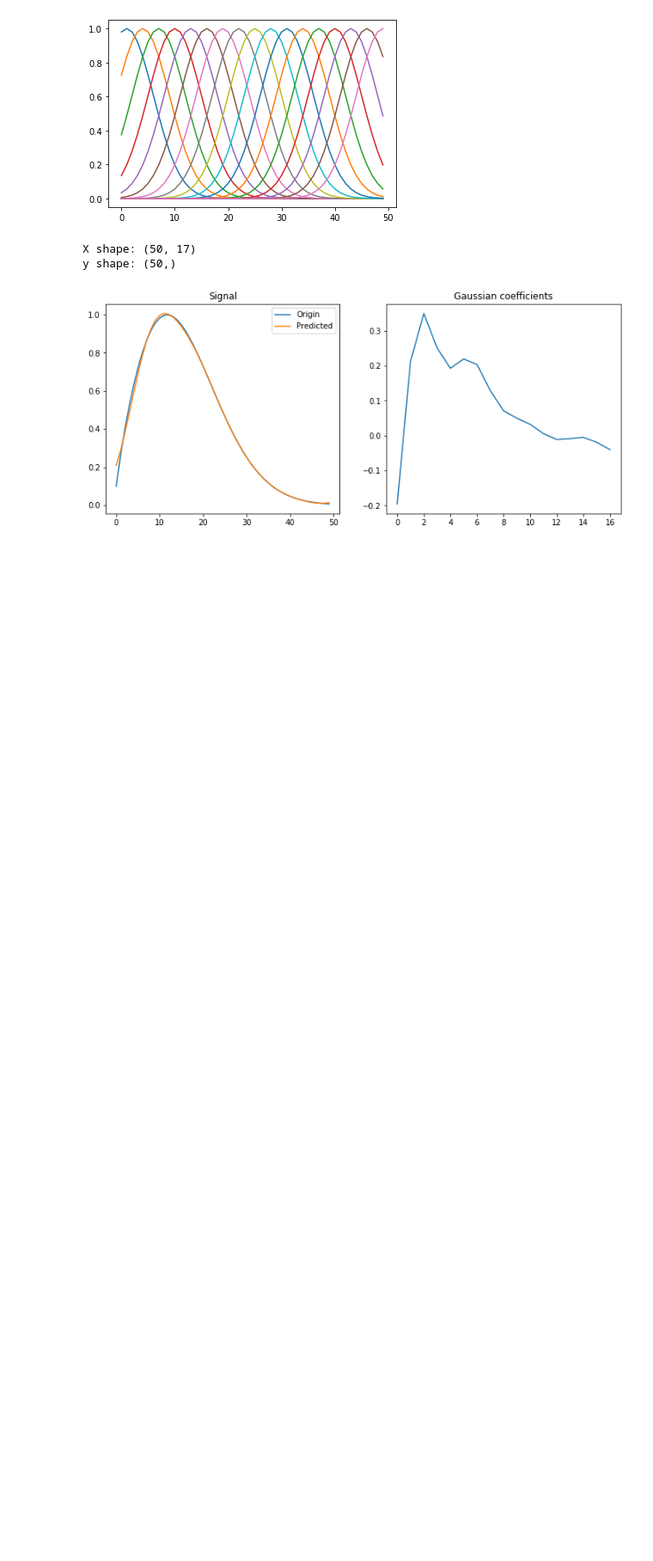
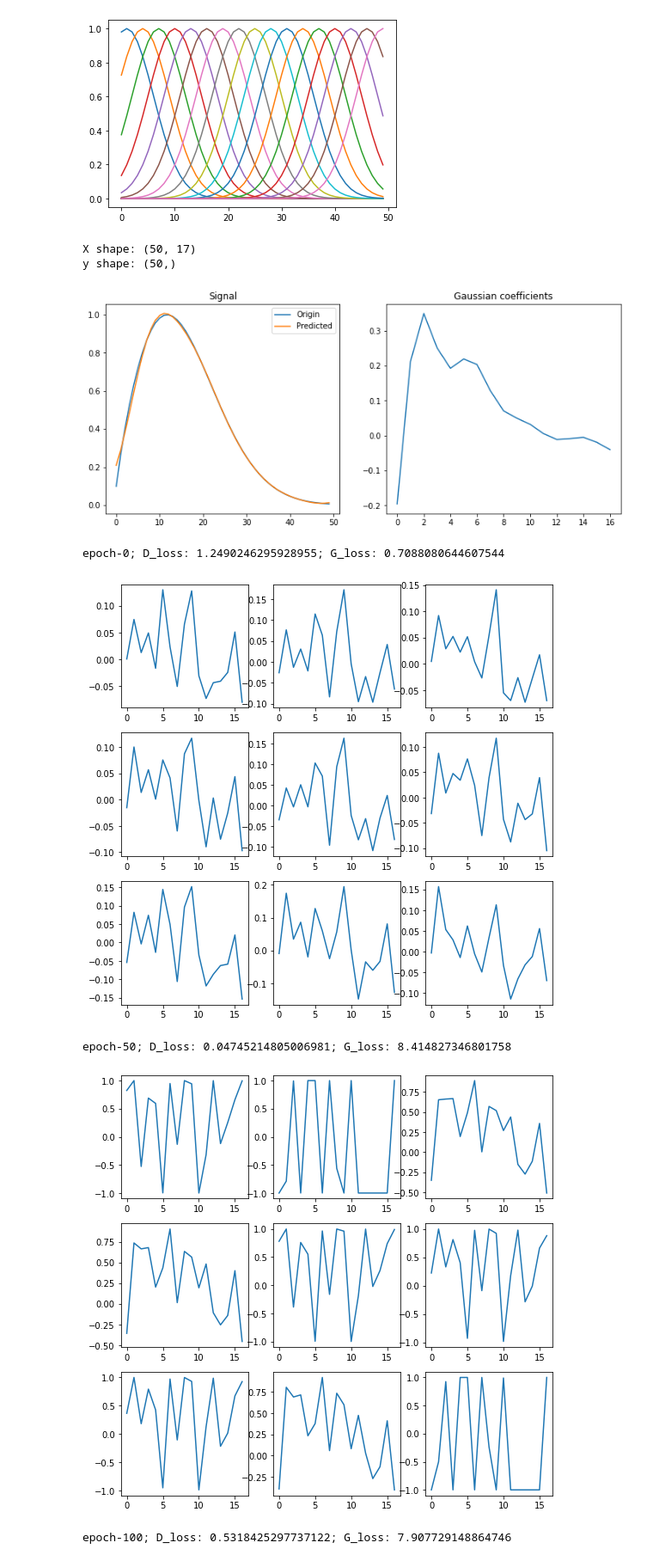
Before and after one commit to whiteRa2bit/hep_generative_models, a Jupyter notebook: notebooks/train/Gan_preprocessing.ipynb, the cells around one changed output. Shown at 86% size. Saved outputs shown, nothing was run; the diff lists cells and outputs as text; code cells hidden in the pictures; blank space fills up the shorter version.

Commit message:
Generate signal with gan

```diff
--- a/notebooks/train/Gan_preprocessing.ipynb
+++ b/notebooks/train/Gan_preprocessing.ipynb
@@ -102,3 +106,33 @@ def back_transform_data(data):
     return origin_data
 # %%
 new_data = transform_data(data)
+# %%
+LATENT_DIM = 100
+BATCH_SIZE = 128
+NUM_EPOCHS = 1000
+LEARNING_RATE = 1e-3
+PRINT_EACH = 50
+VERBOSE = 1
+NO_SAVE = True
+DEVICE = 'cuda'
+
+
+dataset = SignalsDataset(new_data)
+dataloader = DataLoader(dataset, batch_size=BATCH_SIZE, shuffle=True)
+# %%
+generator = run_train(dataloader, \
+          latent_dim=LATENT_DIM, \
+          sample_size=len(new_data[0]), \
+          learning_rate=LEARNING_RATE, \
+          num_epochs=NUM_EPOCHS, \
+          batch_size=BATCH_SIZE, \
+          print_each=PRINT_EACH, \
+          verbose=VERBOSE, \
+          no_save=NO_SAVE, \
+          device=DEVICE)
+# %% [output]
+epoch-0; D_loss: 1.2490246295928955; G_loss: 0.7088080644607544
+[figure, added]
+epoch-50; D_loss: 0.04745214805006981; G_loss: 8.414827346801758
+[figure, added]
+epoch-100; D_loss: 0.5318425297737122; G_loss: 7.907729148864746
```
Also changed, not shown: parts of 3 cells of this notebook, 1 other file.
